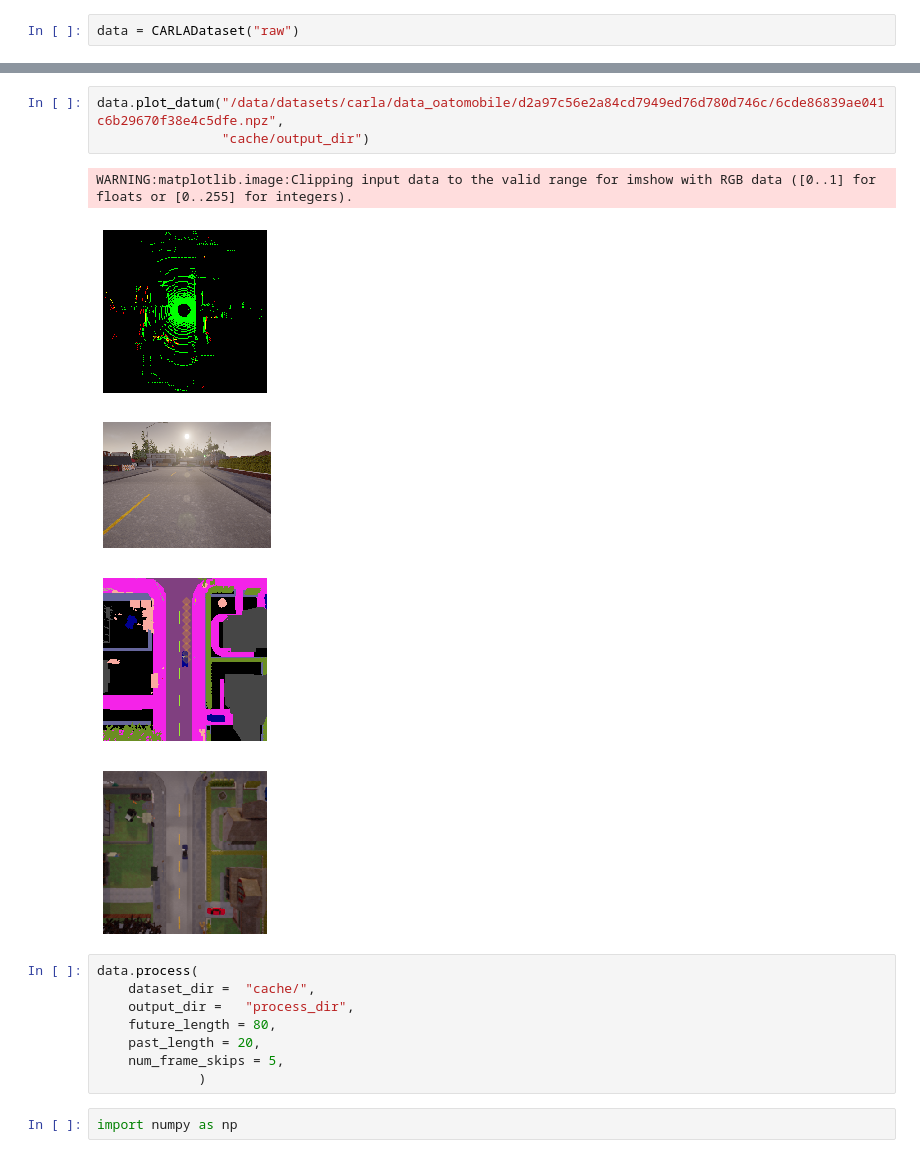
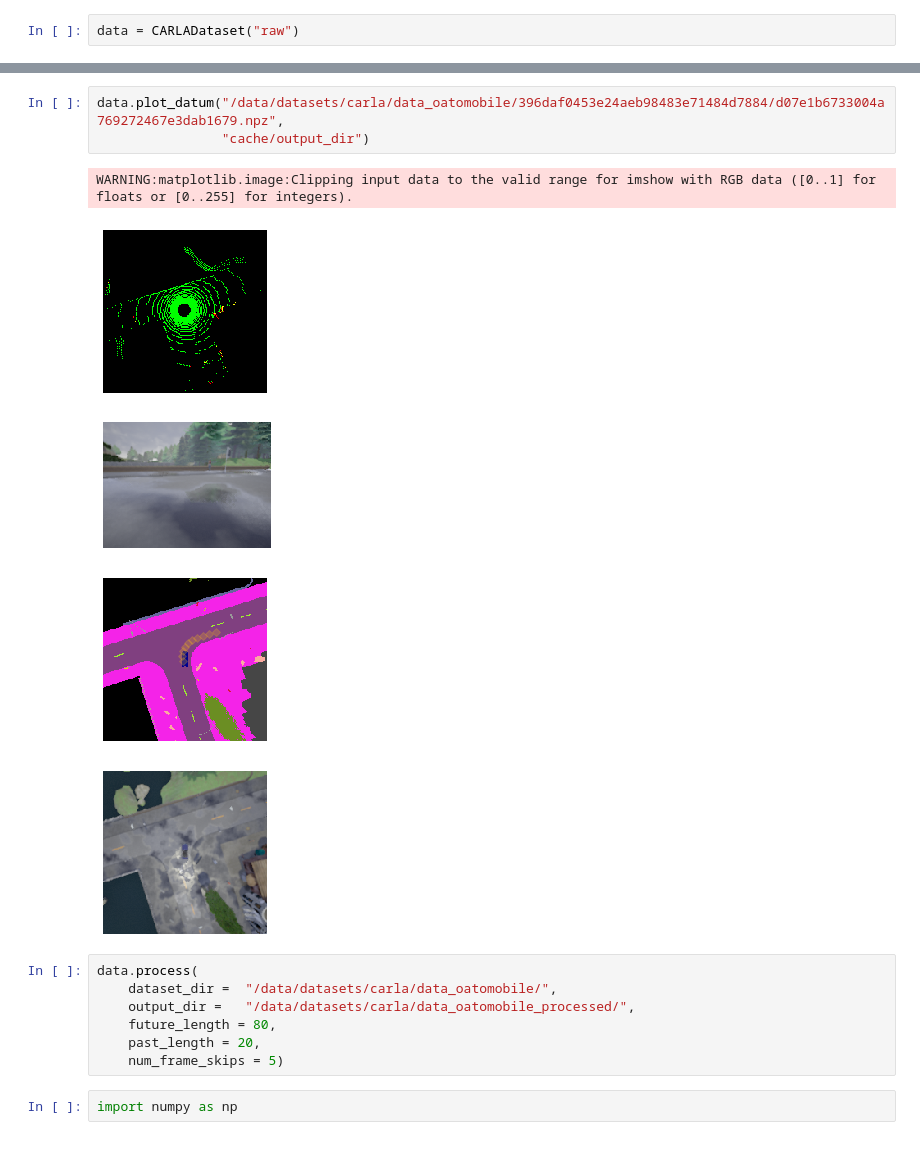
Before and after one commit to weirayao/oatomobile, a Jupyter notebook: oatomobile.ipynb, the cells around one changed output, grey strips where cells are left out. Cells and saved outputs as stored; diff of their text form.

```diff
--- a/oatomobile.ipynb
+++ b/oatomobile.ipynb
@@ -107,20 +116,19 @@ data = CARLADataset("raw")
 # %%
-data.plot_datum("/data/datasets/carla/data_oatomobile/d2a97c56e2a84cd7949ed76d780d746c/6cde86839ae041c6b29670f38e4c5dfe.npz",
+data.plot_datum("/data/datasets/carla/data_oatomobile/396daf0453e24aeb98483e71484d7884/d07e1b6733004a769272467e3dab1679.npz",
                 "cache/output_dir")
 # %% [output]
 WARNING:matplotlib.image:Clipping input data to the valid range for imshow with RGB data ([0..1] for floats or [0..255] for integers).
-[figure, old version]
+[figure, new version]
-[figure, old version]
+[figure, new version]
-[figure, old version]
+[figure, new version]
-[figure, old version]
+[figure, new version]
 # %%
 data.process(
-    dataset_dir =  "cache/",
-    output_dir =   "process_dir",
+    dataset_dir =  "/data/datasets/carla/data_oatomobile/",
+    output_dir =   "/data/datasets/carla/data_oatomobile_processed/",
     future_length = 80,
     past_length = 20,
-    num_frame_skips = 5,
-             )
+    num_frame_skips = 5)
 # %%
 import numpy as np
 # %%
```
Also changed, not shown: parts of 6 cells of this notebook, 1 other file.
